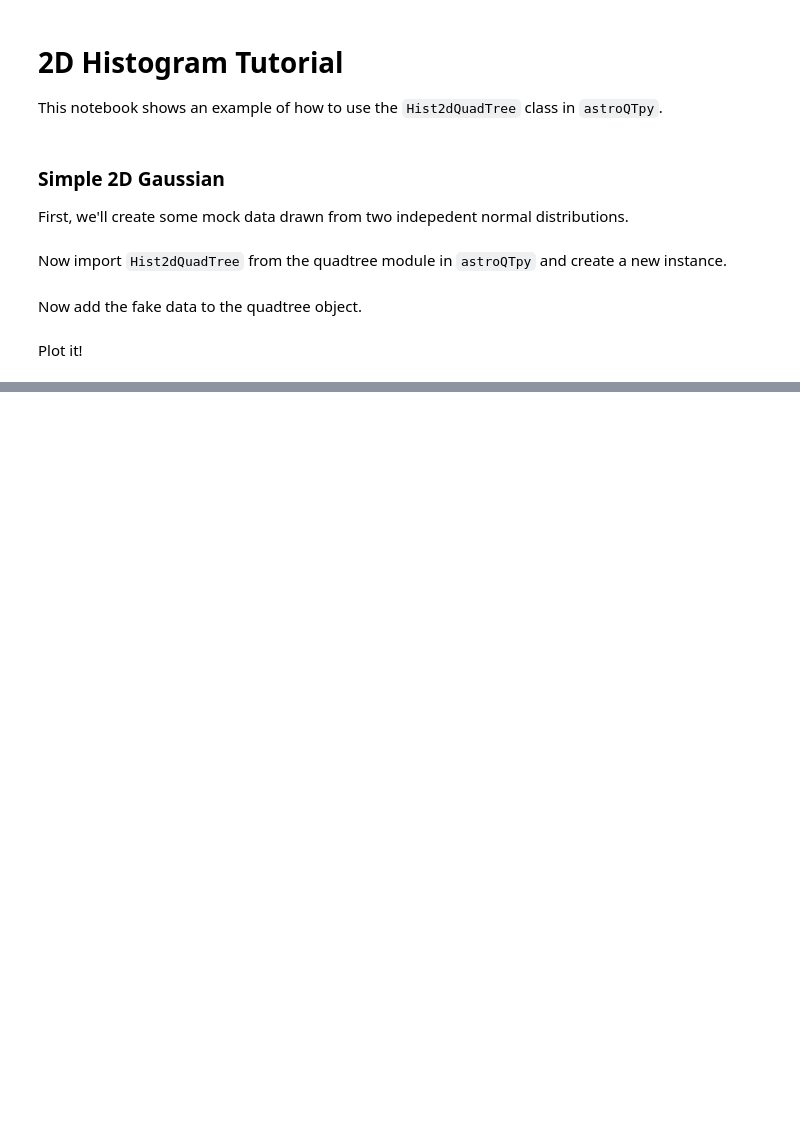
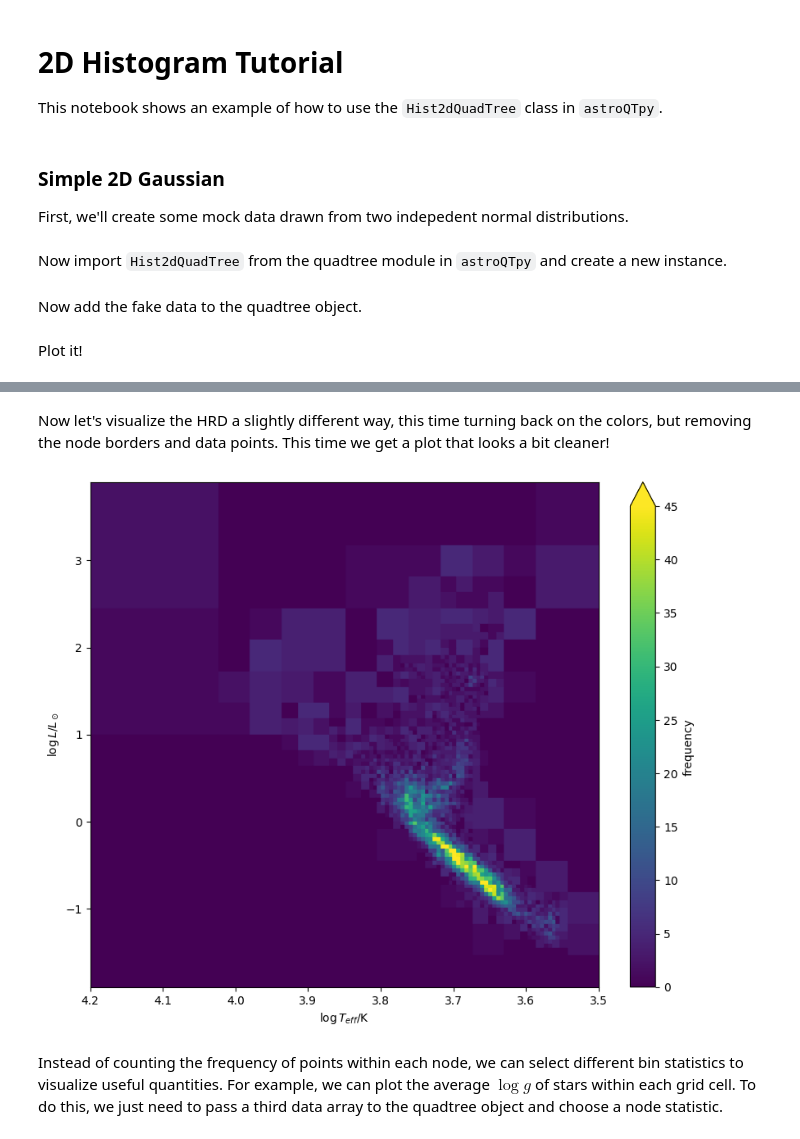
Before and after one commit to CalebHarada/astroQTpy, a Jupyter notebook: docs/tutorials/hist2d_tutorial.ipynb, the cells around one changed output, grey strips where cells are left out. Drawn from its saved outputs; the diff is of its cells as text; code cells hidden in the pictures; blank space fills up the shorter version.

```diff
--- a/docs/tutorials/hist2d_tutorial.ipynb
+++ b/docs/tutorials/hist2d_tutorial.ipynb
@@ -53,0 +139,20 @@ from astroquery.gaia import Gaia
+# %% [markdown]
+Now let's visualize the HRD a slightly different way, this time turning back on the colors, but removing the node borders and data points. This time we get a plot that looks a bit cleaner!
+# %%
+fig, ax = plt.subplots(figsize=(10,8))
+ax.set_xlim(3.5, 4.2)
+ax.set_ylim(-1.9, 3.9)
+
+# plot the quadtree
+hist2d = hrd_2d_histogram.draw_tree(ax, show_lines=False, cmap='viridis', vmin=0, vmax=45)
+plt.colorbar(hist2d, ax=ax, label='frequency', extend='max')
+ax.set_xlabel('$\log T_{eff}$/K')
+ax.set_ylabel('$\log L / L_\odot$')
+
+ax.invert_xaxis()
+
+plt.show()
+# %% [output]
+[figure, added]
+# %% [markdown]
+Instead of counting the frequency of points within each node, we can select different bin statistics to visualize useful quantities. For example, we can plot the average $\log g$ of stars within each grid cell. To do this, we just need to pass a third data array to the quadtree object and choose a node statistic.
```
Also changed, not shown: parts of 16 cells of this notebook, 1 other file.
